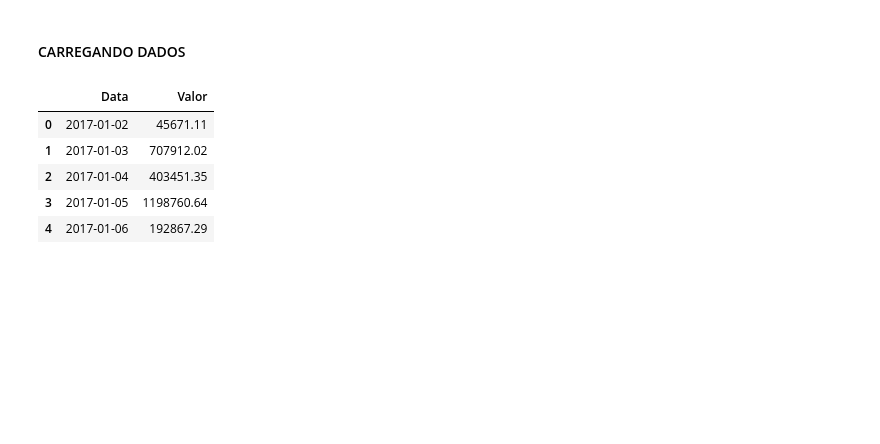
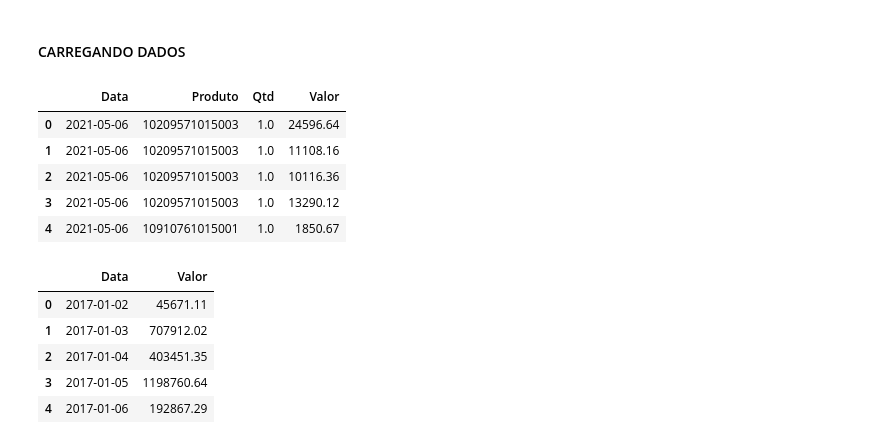
Before and after one commit to mauriciobritojr/Sistemas-Inteligentes, a Jupyter notebook: modelos_ml_arima_resíduos_valor_média_semanal-10x.ipynb, the cells around one changed output. Saved outputs shown, nothing was run; the diff lists cells and outputs as text; code cells hidden in the pictures; blank space fills up the shorter version.

```diff
--- a/modelos_ml_arima_resíduos_valor_média_semanal-10x.ipynb
+++ b/modelos_ml_arima_resíduos_valor_média_semanal-10x.ipynb
@@ -205,6 +209,17 @@ def checar_estacionariedade(y, lags_plots=48, figsize=(22,8)):
     print(adftest)
 # %% [markdown]
 #### CARREGANDO DADOS
+# %%
+df=pd.read_csv('residuos.csv')
+df['Data'] = pd.to_datetime(df['Data'], format='%Y%m%d')
+df.head(5)
+# %% [output]
+|  | Data | Produto | Qtd | Valor |
+| 0 | 2021-05-06 | 10209571015003 | 1.0 | 24596.64 |
+| 1 | 2021-05-06 | 10209571015003 | 1.0 | 11108.16 |
+| 2 | 2021-05-06 | 10209571015003 | 1.0 | 10116.36 |
+| 3 | 2021-05-06 | 10209571015003 | 1.0 | 13290.12 |
+| 4 | 2021-05-06 | 10910761015001 | 1.0 | 1850.67 |
 # %%
 df=pd.read_csv('residuos.csv')
 # print(f'QUantidade de Serviços:{len(df["Produto"].unique())}')
```
Also changed, not shown: parts of 8 cells of this notebook.
